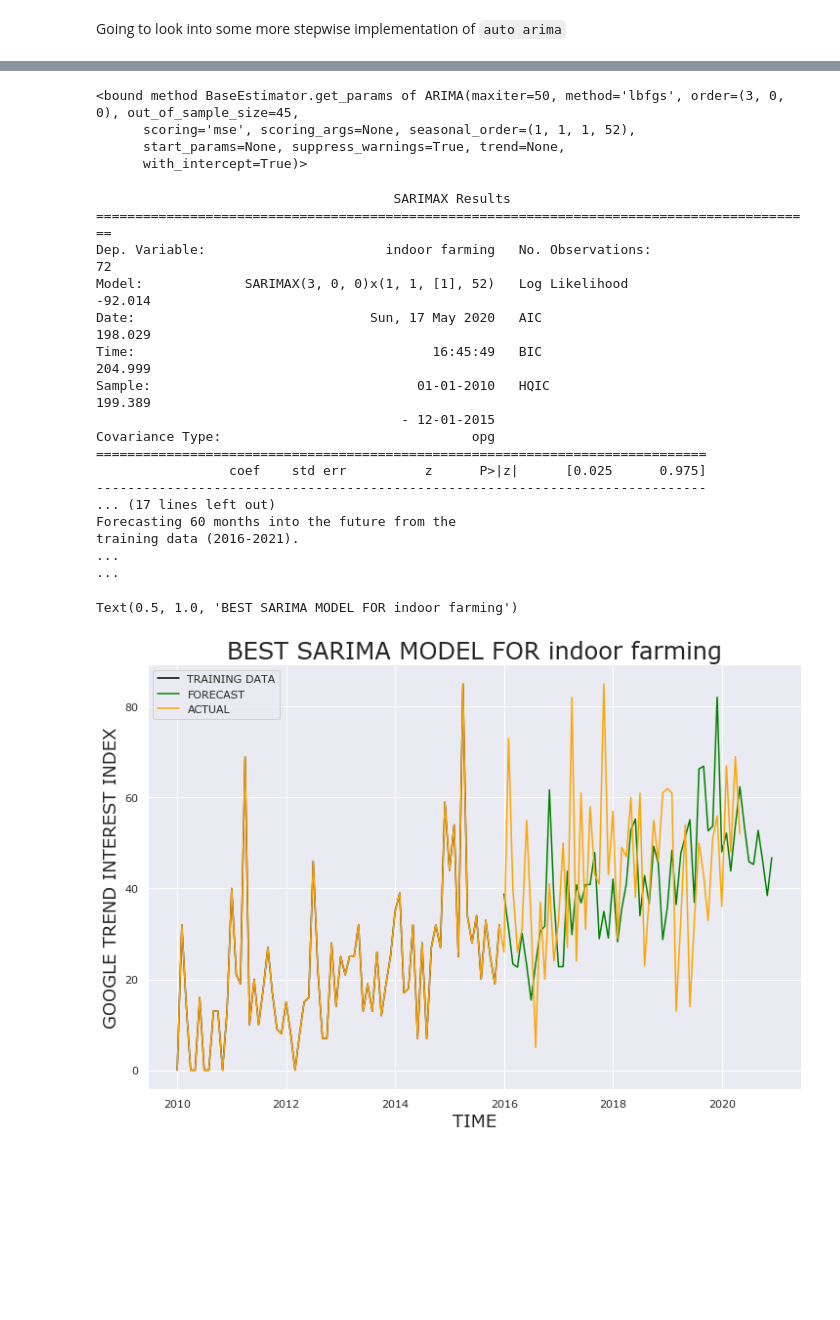
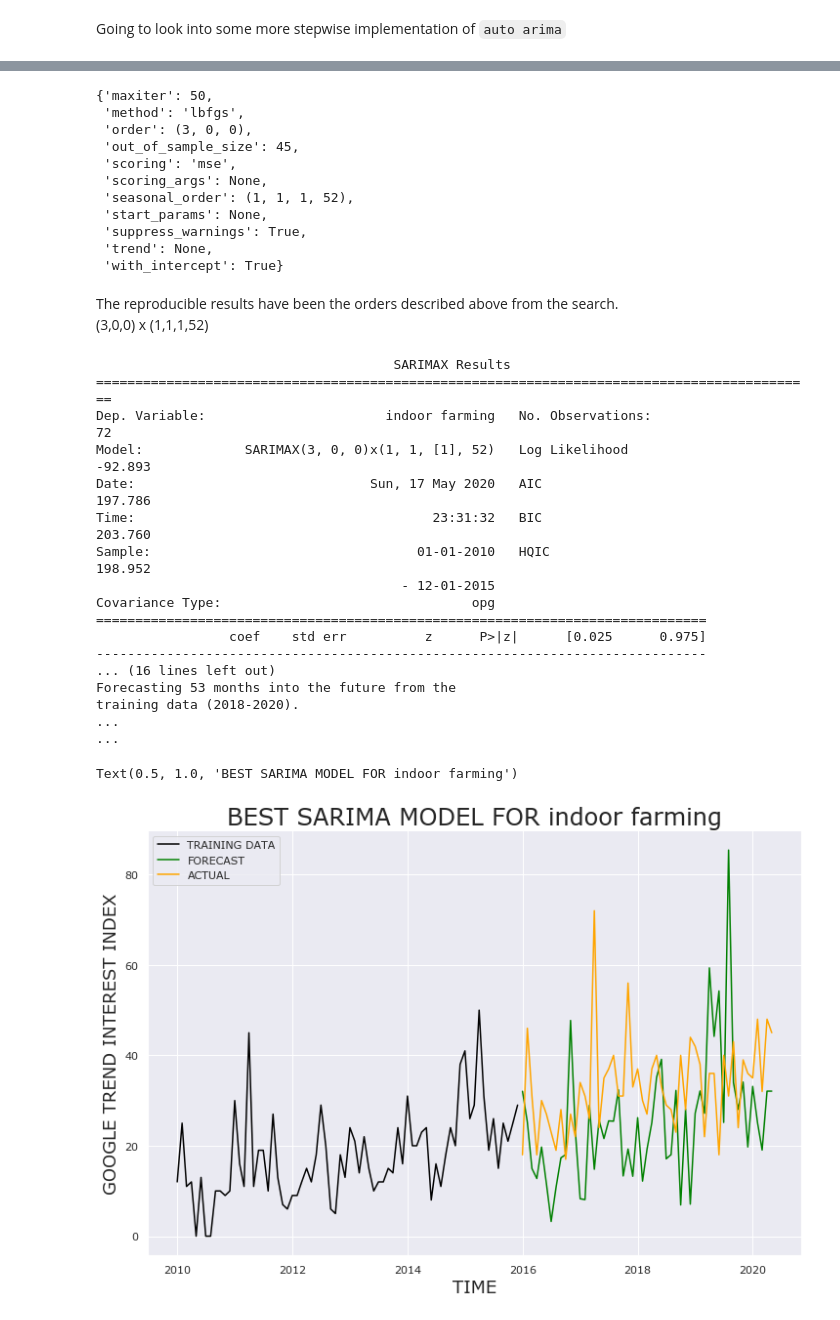
Before and after one commit to daveajstearns/mod5_project, a Jupyter notebook: sarima_models.ipynb, the cells around one changed output, grey strips where cells are left out. Saved outputs shown, nothing was run; the diff lists cells and outputs as text; code cells hidden in the pictures; blank space fills up the shorter version.

Commit message:
final model confirmed

```diff
--- a/sarima_models.ipynb
+++ b/sarima_models.ipynb
@@ -36,6 +57,9 @@ nice_plot(greenhouse_int, 'greenhouse')
 ## From Google Trends Pseudo-API over a specified period of time
 ### Timeframe format --> 'YYYY-MM-DD YYYY-MM-DD' --> 'early recent'
 # This one got '2000-01-01 current_date'
-indoor_farming_int = get_int('indoor farming', '2000-01-01 2020-05-16')
+# indoor_farming = get_int('indoor farming', '2000-01-01 2020-05-16')
+
+# Saved the csv before
+indoor_farming = pd.read_csv('indoor_farming_interest')
 # %%
 # Saving this data
@@ -43,2 +67,5 @@ indoor_farming_int.to_csv('indoor_farming_interest')
+# %%
+indoor_farming['date'] = pd.to_datetime(indoor_farming['date'])
+indoor_farming.set_index('date', inplace=True)
 # %%
 # Going to use my nice_plot() function to make a time series visual
@@ -312,47 +291,57 @@ Total fit time: 113.796 seconds
 # %%
-fitted.get_params
+fitted.get_params()
 # %% [output]
-<bound method BaseEstimator.get_params of ARIMA(maxiter=50, method='lbfgs', order=(3, 0, 0), out_of_sample_size=45,
-      scoring='mse', scoring_args=None, seasonal_order=(1, 1, 1, 52),
-      start_params=None, suppress_warnings=True, trend=None,
-      with_intercept=True)>
+{'maxiter': 50,
+ 'method': 'lbfgs',
+ 'order': (3, 0, 0),
+ 'out_of_sample_size': 45,
+ 'scoring': 'mse',
+ 'scoring_args': None,
+ 'seasonal_order': (1, 1, 1, 52),
+ 'start_params': None,
+ 'suppress_warnings': True,
+ 'trend': None,
+ 'with_intercept': True}
+# %% [markdown]
+The reproducible results have been the orders described above from the search.
+(3,0,0) x (1,1,1,52)
 # %%
-model = SARIMAX(indoor_farming_int['2010':'2015'], order=(3,0,0), seasonal_order=(1, 1, 1, 52),
-                trend='t')
+model = SARIMAX(indoor_farming['2010':'2015']['indoor farming'], order=(3,0,0),
+                seasonal_order=(1, 1, 1, 52))
 fit = model.fit()
 print(fit.summary())
-forecast = fit.forecast(60)
-print('Forecasting 60 months into the future from the\ntraining data (2016-2021).\n...\n...')
+forecast = fit.forecast(53)
+print('Forecasting 53 months into the future from the\ntraining data (2018-2020).\n...\n...')
 forecast = pd.DataFrame(forecast)
 forecast = rename_column(forecast, 0, 'forecast')
 # Plot the nice graphs
 fig,ax = plt.subplots(figsize=(12,8))
 sns.lineplot(x=indoor_farming_int['2010':'2015'].index,
              y=indoor_farming_int['2010':'2015']['indoor farming'], color='black')
 sns.lineplot(x=forecast.index, y=forecast['forecast'], color='green')
-sns.lineplot(x=indoor_farming_int['2010':].index,
-             y=indoor_farming_int['2010':]['indoor farming'], color='orange')
+sns.lineplot(x=indoor_farming_int['2016':].index,
+             y=indoor_farming_int['2016':]['indoor farming'], color='orange')
 plt.legend(['TRAINING DATA', 'FORECAST', 'ACTUAL'], loc='best')
 plt.xlabel('TIME',size=18)
 plt.ylabel('GOOGLE TREND INTEREST INDEX', size=18)
 plt.title(f'BEST SARIMA MODEL FOR indoor farming', size=24)
 # %% [output]
                                       SARIMAX Results
 ============================================================================================
 Dep. Variable:                       indoor farming   No. Observations:                   72
-Model:             SARIMAX(3, 0, 0)x(1, 1, [1], 52)   Log Likelihood                 -92.014
-Date:                              Sun, 17 May 2020   AIC                            198.029
-Time:                                      16:45:49   BIC                            204.999
-Sample:                                  01-01-2010   HQIC                           199.389
+Model:             SARIMAX(3, 0, 0)x(1, 1, [1], 52)   Log Likelihood                 -92.893
+Date:                              Sun, 17 May 2020   AIC                            197.786
+Time:                                      23:31:32   BIC                            203.760
+Sample:                                  01-01-2010   HQIC                           198.952
                                        - 12-01-2015
 Covariance Type:                                opg
 ==============================================================================
                  coef    std err          z      P>|z|      [0.025      0.975]
 ------------------------------------------------------------------------------
-... (17 lines left out)
-Forecasting 60 months into the future from the
-training data (2016-2021).
+... (16 lines left out)
+Forecasting 53 months into the future from the
+training data (2018-2020).
 ...
 ...
 Text(0.5, 1.0, 'BEST SARIMA MODEL FOR indoor farming')
-[figure, old version]
+[figure, new version]
```
Also changed, not shown: parts of 18 cells of this notebook.
